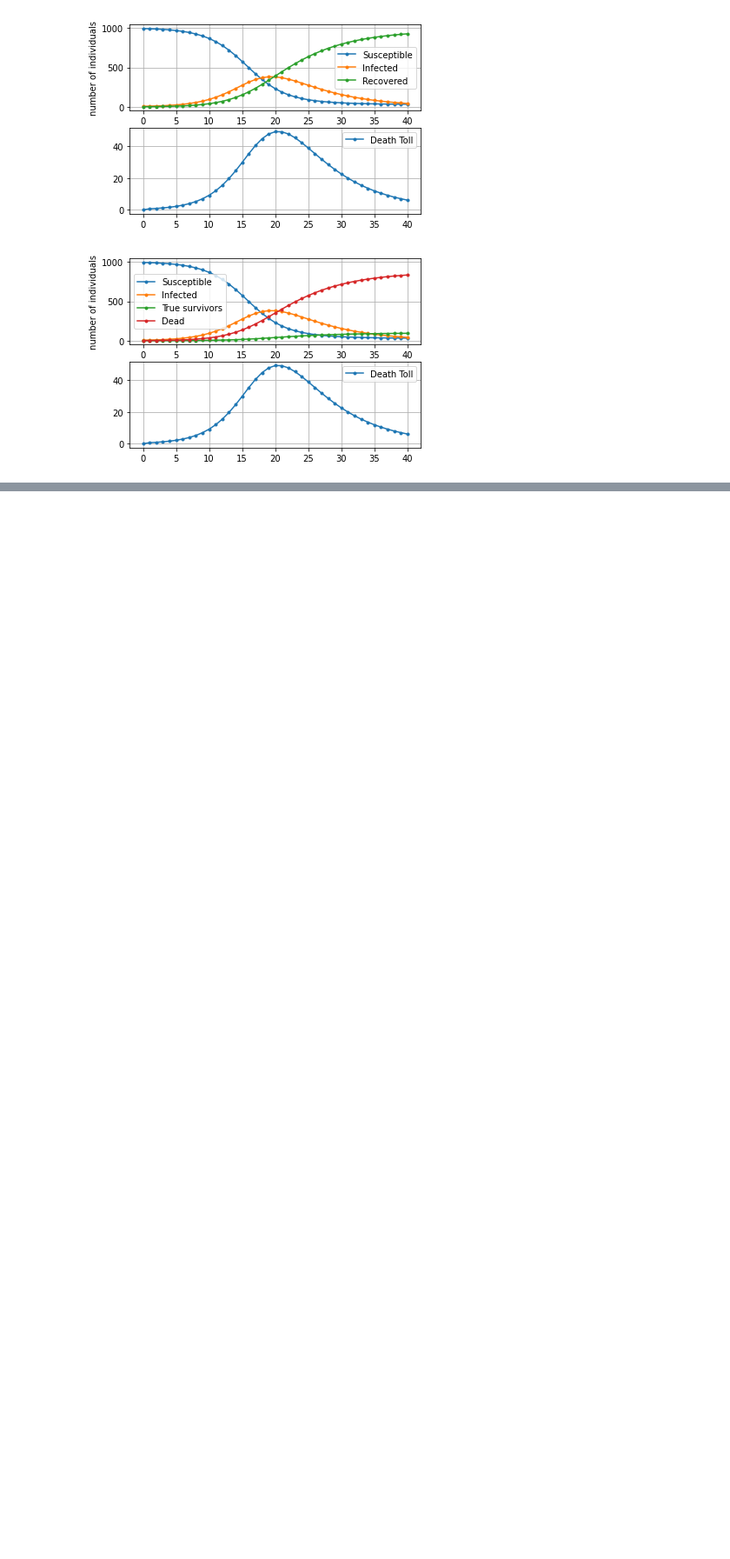
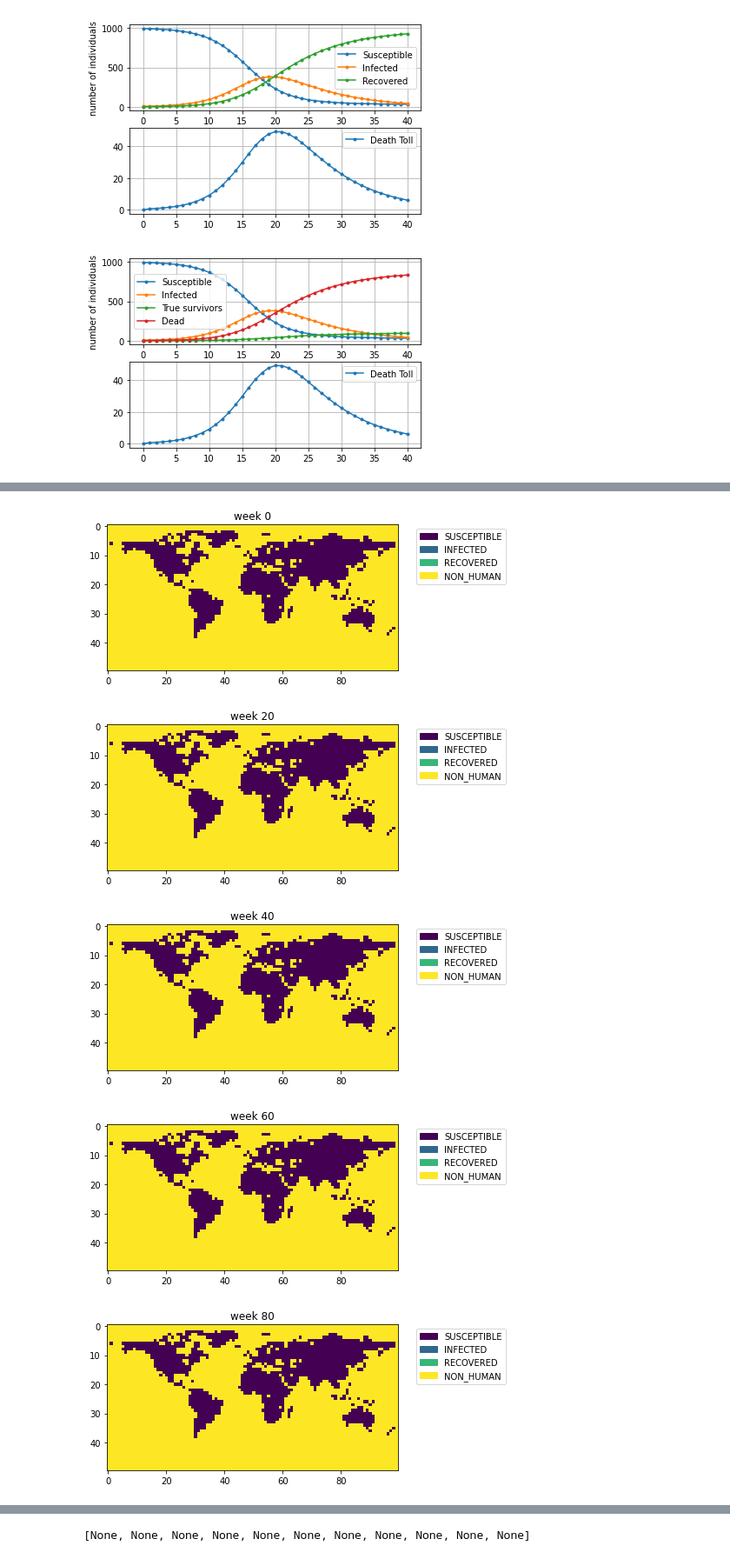
Before and after one commit to ajkbssn/uu-prog1, a Jupyter notebook: src/uu_prog1/epidemic_solution.ipynb, the cells around one changed output, grey strips where cells are left out. Shown: that part at 87% size. Saved outputs shown, nothing was run; the diff lists cells and outputs as text; code cells hidden in the pictures; blank space fills up the shorter version.

```diff
--- a/src/uu_prog1/epidemic_solution.ipynb
+++ b/src/uu_prog1/epidemic_solution.ipynb
@@ -93,0 +154,2 @@ list
+# %%
+cgrid = np.loadtxt('./data/worldmapCoarse.dat', dtype=int, delimiter=',')
@@ -93,0 +160,19 @@ list
+# %%
+cgrids = []
+cgrids.append(cgrid)
+for n in range(T):
+    cgrid = time_step(cgrid, alpha, beta)
+    cgrids.append(cgrid)
+    S_list.append(np.sum(cgrid == SUSCEPTIBLE))
+    I_list.append(np.sum(cgrid == INFECTED))
+    R_list.append(np.sum(cgrid == RECOVERED))
+
+
+
+[plot2D_SIR(cgrids[t], title=f'week {t}',do_show=True) for t in np.arange(0,T+1,T//10)]
+# %% [output]
+[figure, added]
+[figure, added]
+[figure, added]
+[figure, added]
+[figure, added]
@@ -93,0 +185 @@ list
+[None, None, None, None, None, None, None, None, None, None, None]
```
Also changed, not shown: parts of 8 cells of this notebook.
